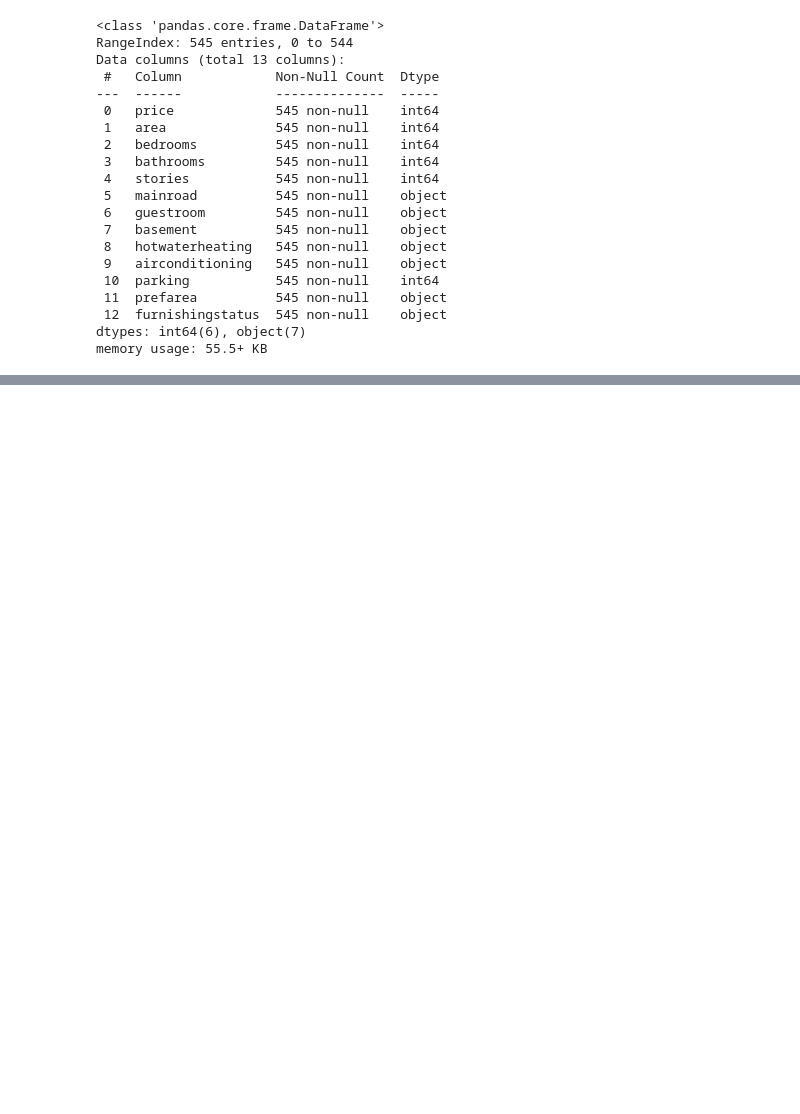
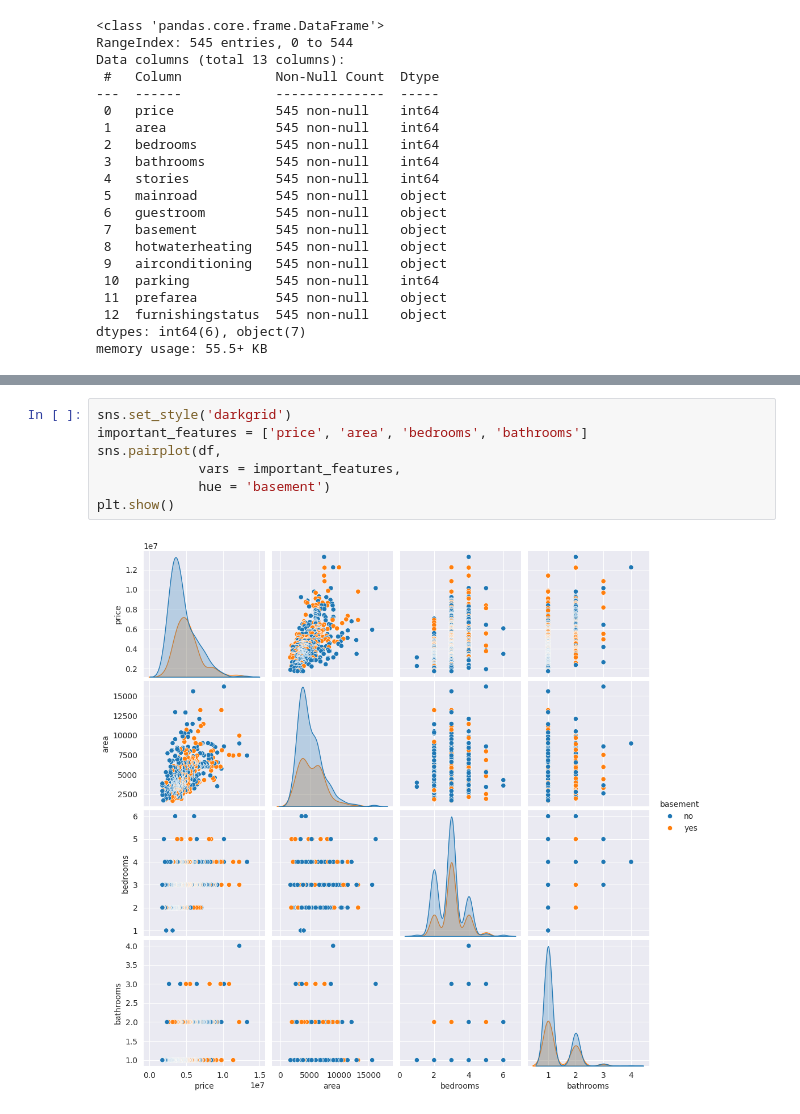
Before and after one commit to OleksiyM/Data_Science, a Jupyter notebook: Module_03/Hw3.ipynb, the cells around one changed output, grey strips where cells are left out. Saved outputs shown, nothing was run; the diff lists cells and outputs as text; blank space fills up the shorter version.

```diff
--- a/Module_03/Hw3.ipynb
+++ b/Module_03/Hw3.ipynb
@@ -52,0 +53,9 @@ plt.show()
+# %%
+sns.set_style('darkgrid')
+important_features = ['price', 'area', 'bedrooms', 'bathrooms']
+sns.pairplot(df,
+             vars = important_features,
+             hue = 'basement')
+plt.show()
+# %% [output]
+[figure, added]
```
Also changed, not shown: parts of 20 cells of this notebook.
